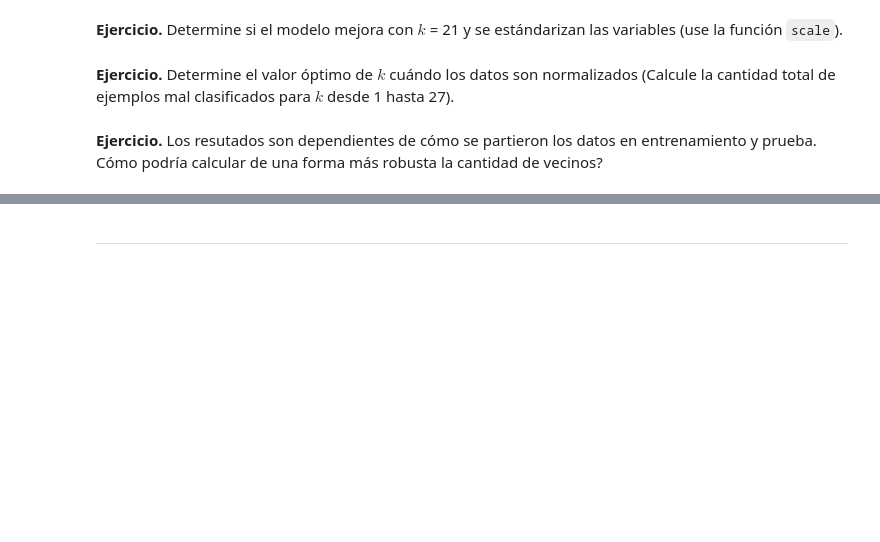
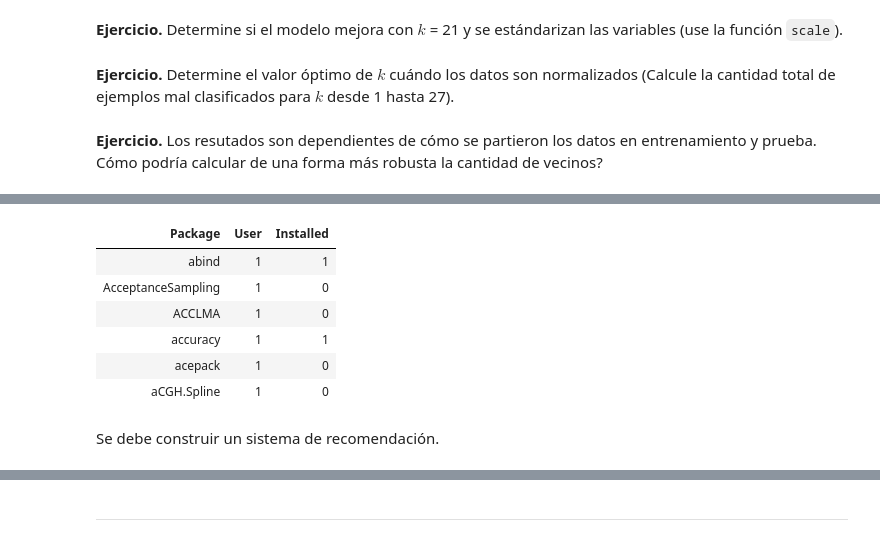
Before and after one commit to maatorresva/R-for-predictive-analytics, a Jupyter notebook: 1-classification-1-kNN-breast-cancer.ipynb, the cells around one changed output, grey strips where cells are left out. Drawn from its saved outputs; the diff is of its cells as text; code cells hidden in the pictures; blank space fills up the shorter version.

```diff
--- a/01-kNN-breast-cancer.ipynb
+++ b/1-classification-1-kNN-breast-cancer.ipynb
@@ -402,0 +415,13 @@ Total Observations in Table:  100
+# %%
+installations <- read.csv('data/installations.csv')
+head(installations)
+# %% [output]
+| Package | User | Installed |
+| abind | 1 | 1 |
+| AcceptanceSampling | 1 | 0 |
+| ACCLMA | 1 | 0 |
+| accuracy | 1 | 1 |
+| acepack | 1 | 0 |
+| aCGH.Spline | 1 | 0 |
+# %% [markdown]
+Se debe construir un sistema de recomendación.
```
Also changed, not shown: parts of 10 cells of this notebook, 6 other files.
